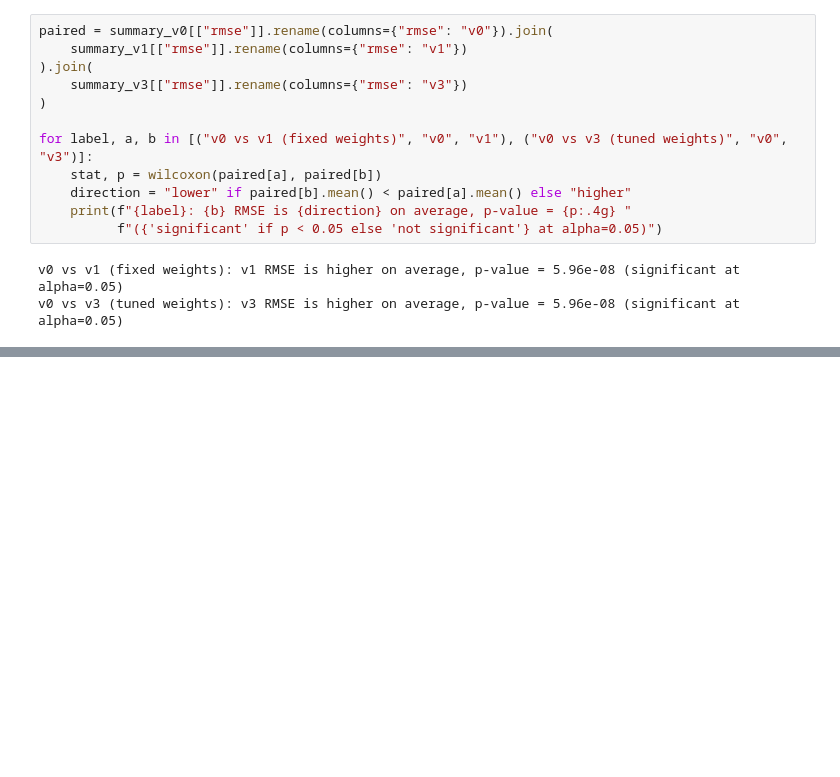
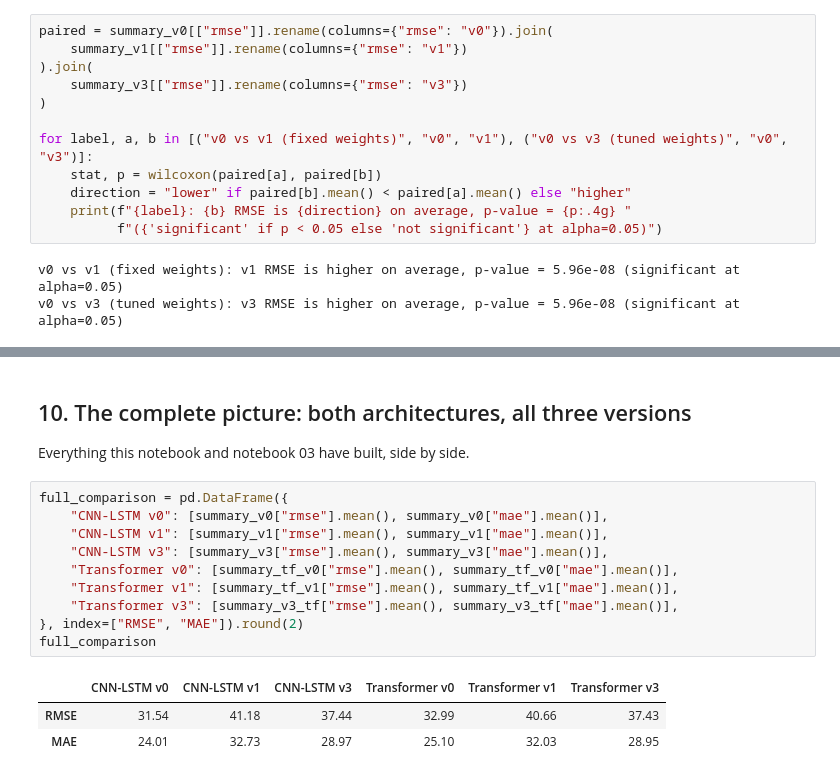
Before and after one commit to TomerWeissman/azt1d-analysis, a Jupyter notebook: notebooks/05_glimmer_v3_full_replication.ipynb, the cells around one changed output, grey strips where cells are left out. Saved outputs shown, nothing was run; the diff lists cells and outputs as text; blank space fills up the shorter version.

```diff
--- a/notebooks/05_glimmer_v3_full_replication.ipynb
+++ b/notebooks/05_glimmer_v3_full_replication.ipynb
@@ -372,0 +487,18 @@ v0 vs v3 (tuned weights): v3 RMSE is higher on average, p-value = 5.96e-08 (sign
+# %% [markdown]
+## 10. The complete picture: both architectures, all three versions
+
+Everything this notebook and notebook 03 have built, side by side.
+# %%
+full_comparison = pd.DataFrame({
+    "CNN-LSTM v0": [summary_v0["rmse"].mean(), summary_v0["mae"].mean()],
+    "CNN-LSTM v1": [summary_v1["rmse"].mean(), summary_v1["mae"].mean()],
+    "CNN-LSTM v3": [summary_v3["rmse"].mean(), summary_v3["mae"].mean()],
+    "Transformer v0": [summary_tf_v0["rmse"].mean(), summary_tf_v0["mae"].mean()],
+    "Transformer v1": [summary_tf_v1["rmse"].mean(), summary_tf_v1["mae"].mean()],
+    "Transformer v3": [summary_v3_tf["rmse"].mean(), summary_v3_tf["mae"].mean()],
+}, index=["RMSE", "MAE"]).round(2)
+full_comparison
+# %% [output]
+|  | CNN-LSTM v0 | CNN-LSTM v1 | CNN-LSTM v3 | Transformer v0 | Transformer v1 | Transformer v3 |
+| RMSE | 31.54 | 41.18 | 37.44 | 32.99 | 40.66 | 37.43 |
+| MAE | 24.01 | 32.73 | 28.97 | 25.10 | 32.03 | 28.95 |
```
Also changed, not shown: parts of 11 cells of this notebook, 1 other file.
